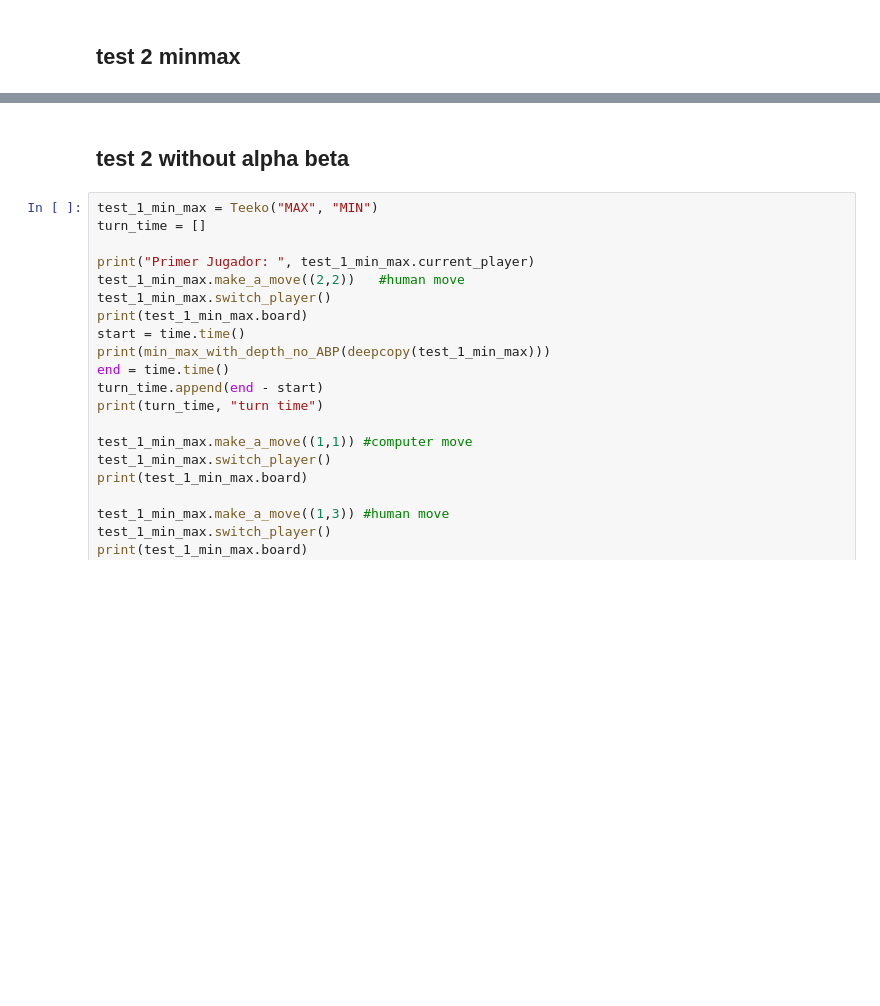
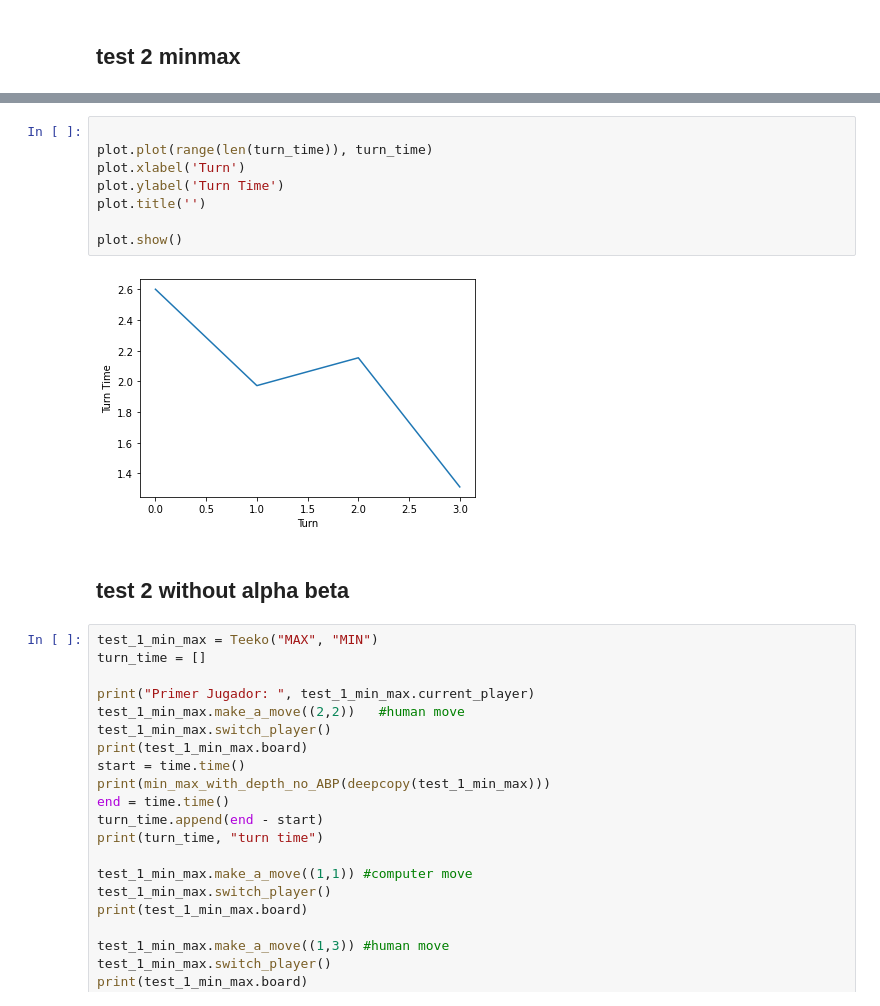
Before and after one commit to BMB0/Assignment-3, a Jupyter notebook: Teeko.ipynb, the cells around one changed output, grey strips where cells are left out. Drawn from its saved outputs; the diff is of its cells as text; blank space fills up the shorter version.

```diff
--- a/Teeko.ipynb
+++ b/Teeko.ipynb
@@ -1234,6 +1242,16 @@ Primer Jugador:  ('MAX', 1)
  [0. 2. 1. 0. 0.]
  [0. 2. 0. 1. 0.]
  [0. 2. 0. 0. 0.]]
+# %%
+
+plot.plot(range(len(turn_time)), turn_time)
+plot.xlabel('Turn')
+plot.ylabel('Turn Time')
+plot.title('')
+
+plot.show()
+# %% [output]
+[figure, added]
 # %% [markdown]
 ## test 2 without alpha beta
 # %%
```
Also changed, not shown: parts of 11 cells of this notebook, 7 other files.
